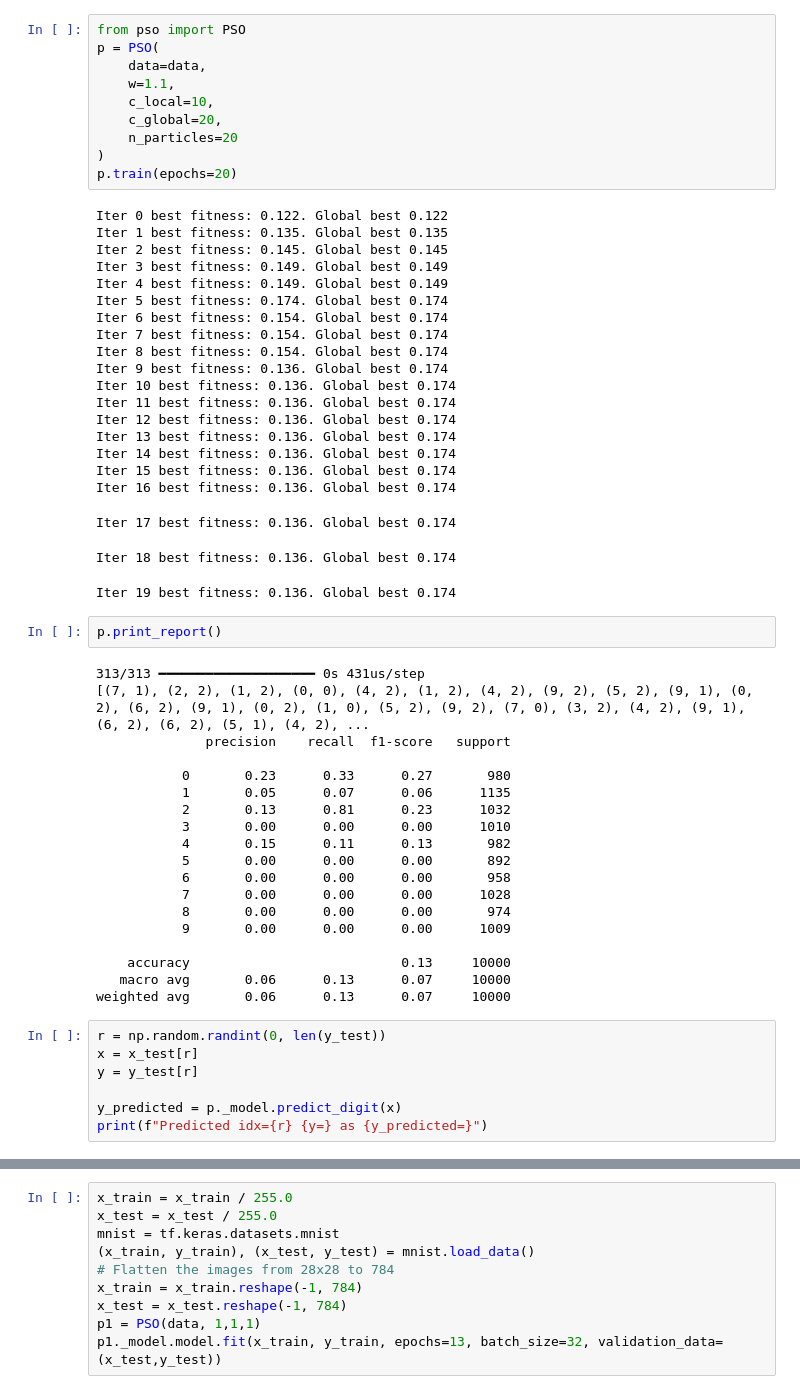
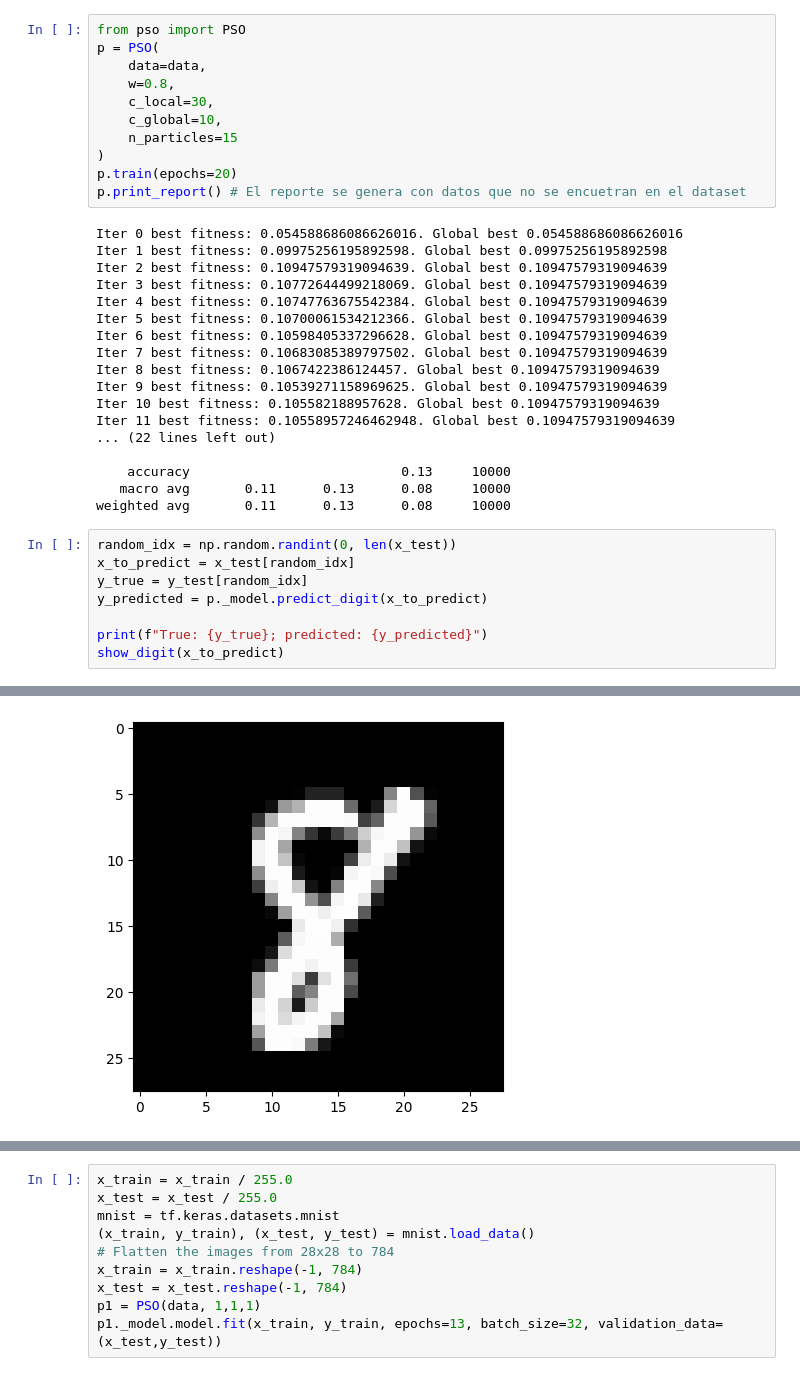
Before and after one commit to leo-hoet/minst_nn_optimizers, a Jupyter notebook: demo.ipynb, the cells around one changed output, grey strips where cells are left out. Drawn from its saved outputs; the diff is of its cells as text.

```diff
--- a/demo.ipynb
+++ b/demo.ipynb
@@ -41,59 +93,37 @@ Counter({1: 1135, 2: 1032, 7: 1028, 3: 1010, 9: 1009, 4: 982, 0: 980, 8: 974, 6:
 from pso import PSO
 p = PSO(
     data=data,
-    w=1.1,
-    c_local=10,
-    c_global=20,
-    n_particles=20
+    w=0.8,
+    c_local=30,
+    c_global=10,
+    n_particles=15
 )
 p.train(epochs=20)
+p.print_report() # El reporte se genera con datos que no se encuetran en el dataset
 # %% [output]
-Iter 0 best fitness: 0.122. Global best 0.122
-Iter 1 best fitness: 0.135. Global best 0.135
-Iter 2 best fitness: 0.145. Global best 0.145
-Iter 3 best fitness: 0.149. Global best 0.149
-Iter 4 best fitness: 0.149. Global best 0.149
-Iter 5 best fitness: 0.174. Global best 0.174
-Iter 6 best fitness: 0.154. Global best 0.174
-Iter 7 best fitness: 0.154. Global best 0.174
-Iter 8 best fitness: 0.154. Global best 0.174
-Iter 9 best fitness: 0.136. Global best 0.174
-Iter 10 best fitness: 0.136. Global best 0.174
-Iter 11 best fitness: 0.136. Global best 0.174
-Iter 12 best fitness: 0.136. Global best 0.174
-Iter 13 best fitness: 0.136. Global best 0.174
-Iter 14 best fitness: 0.136. Global best 0.174
-Iter 15 best fitness: 0.136. Global best 0.174
-Iter 16 best fitness: 0.136. Global best 0.174
+Iter 0 best fitness: 0.054588686086626016. Global best 0.054588686086626016
+Iter 1 best fitness: 0.09975256195892598. Global best 0.09975256195892598
+Iter 2 best fitness: 0.10947579319094639. Global best 0.10947579319094639
+Iter 3 best fitness: 0.10772644499218069. Global best 0.10947579319094639
+Iter 4 best fitness: 0.10747763675542384. Global best 0.10947579319094639
+Iter 5 best fitness: 0.10700061534212366. Global best 0.10947579319094639
+Iter 6 best fitness: 0.10598405337296628. Global best 0.10947579319094639
+Iter 7 best fitness: 0.10683085389797502. Global best 0.10947579319094639
+Iter 8 best fitness: 0.1067422386124457. Global best 0.10947579319094639
+Iter 9 best fitness: 0.10539271158969625. Global best 0.10947579319094639
+Iter 10 best fitness: 0.105582188957628. Global best 0.10947579319094639
+Iter 11 best fitness: 0.10558957246462948. Global best 0.10947579319094639
+... (22 lines left out)
+
+    accuracy                           0.13     10000
+   macro avg       0.11      0.13      0.08     10000
+weighted avg       0.11      0.13      0.08     10000
-Iter 17 best fitness: 0.136. Global best 0.174
-Iter 18 best fitness: 0.136. Global best 0.174
-Iter 19 best fitness: 0.136. Global best 0.174
-# %%
-p.print_report()
-# %% [output]
-313/313 ━━━━━━━━━━━━━━━━━━━━ 0s 431us/step
-[(7, 1), (2, 2), (1, 2), (0, 0), (4, 2), (1, 2), (4, 2), (9, 2), (5, 2), (9, 1), (0, 2), (6, 2), (9, 1), (0, 2), (1, 0), (5, 2), (9, 2), (7, 0), (3, 2), (4, 2), (9, 1), (6, 2), (6, 2), (5, 1), (4, 2), ...
-              precision    recall  f1-score   support
-
-           0       0.23      0.33      0.27       980
-           1       0.05      0.07      0.06      1135
-           2       0.13      0.81      0.23      1032
-           3       0.00      0.00      0.00      1010
-           4       0.15      0.11      0.13       982
-           5       0.00      0.00      0.00       892
-           6       0.00      0.00      0.00       958
-           7       0.00      0.00      0.00      1028
-           8       0.00      0.00      0.00       974
-           9       0.00      0.00      0.00      1009
-
-    accuracy                           0.13     10000
-   macro avg       0.06      0.13      0.07     10000
-weighted avg       0.06      0.13      0.07     10000
 # %%
-r = np.random.randint(0, len(y_test))
-x = x_test[r]
-y = y_test[r]
+random_idx = np.random.randint(0, len(x_test))
+x_to_predict = x_test[random_idx]
+y_true = y_test[random_idx]
+y_predicted = p._model.predict_digit(x_to_predict)
 
-y_predicted = p._model.predict_digit(x)
-print(f"Predicted idx={r} {y=} as {y_predicted=}")
+print(f"True: {y_true}; predicted: {y_predicted}")
+show_digit(x_to_predict)
 # %% [output]
@@ -101,0 +132 @@ Predicted idx=6890 y=4 as y_predicted=2
+[figure, added]
```
Also changed, not shown: parts of 12 cells of this notebook.
